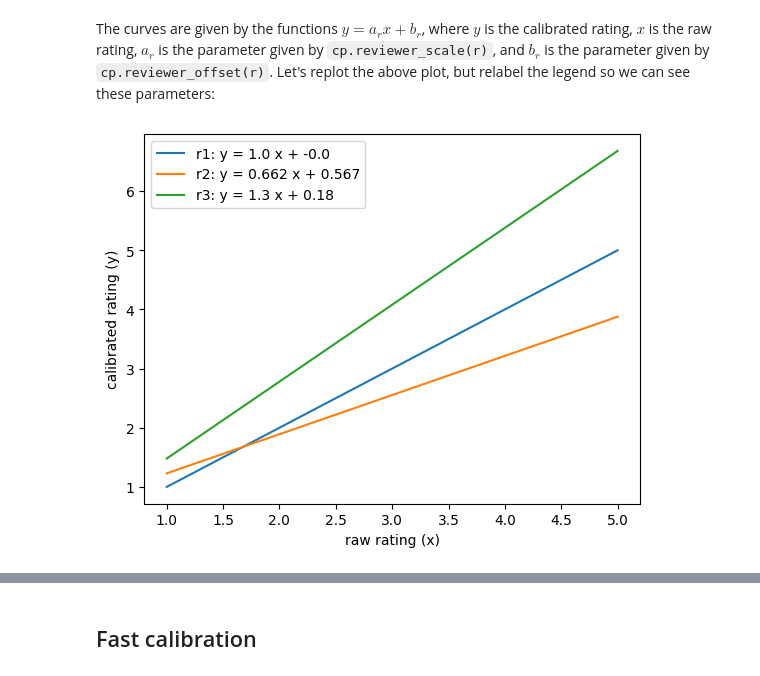
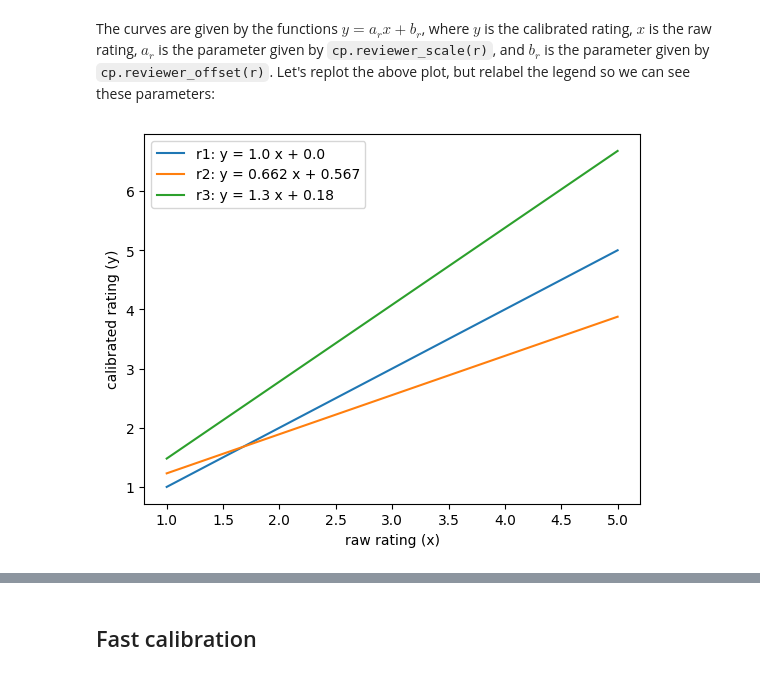
Before and after one commit to jtiosue/rcal, a Jupyter notebook: examples/rcal-overview.ipynb, the cells around one changed output, grey strips where cells are left out. Saved outputs shown, nothing was run; the diff lists cells and outputs as text; code cells hidden in the pictures.

```diff
--- a/examples/rcal-overview.ipynb
+++ b/examples/rcal-overview.ipynb
@@ -151,7 +151,7 @@ import matplotlib.pyplot as plt
 plt.figure()
 plt.xlabel('raw rating')
 plt.ylabel('calibrated rating')
-xs = range(1, 6)
+xs = [x/10. for x in range(10, 51)]
 for r in ('r1', 'r2', 'r3'):
     plt.plot(xs, [cp.calibrate_rating(r, x) for x in xs], label=r)
 plt.legend()
@@ -165,16 +165,15 @@ The curves are given by the functions $y = a_r x + b_r$, where $y$ is the calibr
 # %%
 plt.figure()
 plt.xlabel('raw rating (x)')
 plt.ylabel('calibrated rating (y)')
-xs = range(1, 6)
 for r in ('r1', 'r2', 'r3'):
     ar = round(cp.reviewer_scale(r), 3)
     br = round(cp.reviewer_offset(r), 3)
     plt.plot(
         xs, [cp.calibrate_rating(r, x) for x in xs],
         label=f"{r}: y = {ar} x + {br}"
     )
 plt.legend()
 plt.show()
 # %% [output]
-[figure, old version]
+[figure, new version]
```
Also changed, not shown: parts of 10 cells of this notebook, 1 other file.
